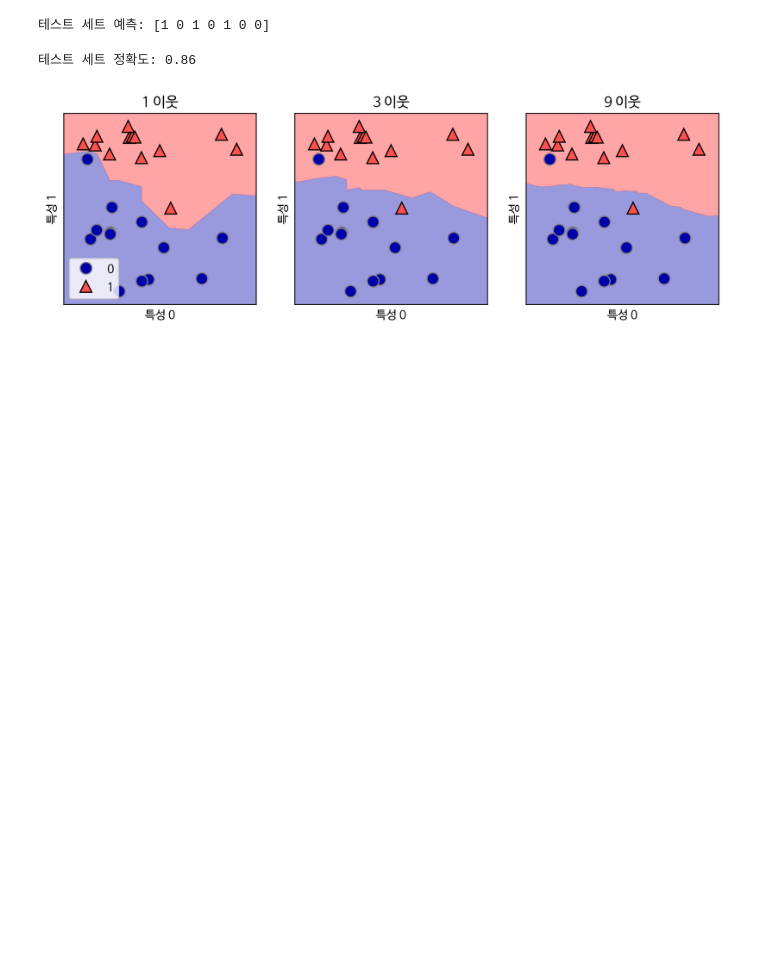
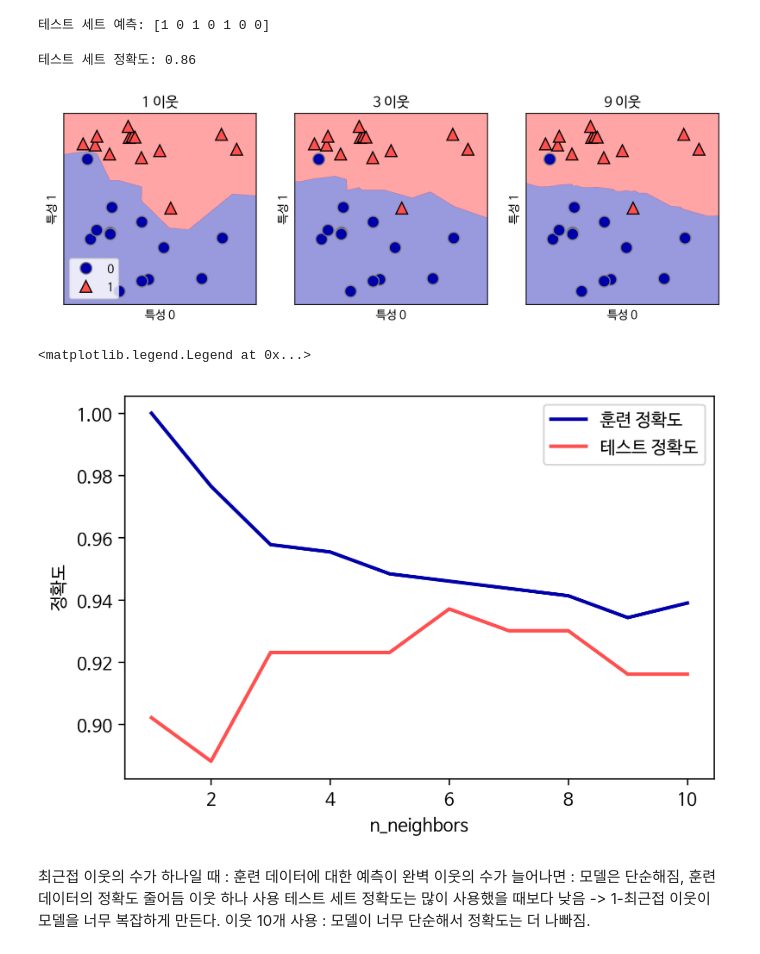
Before and after one commit to Donghoon759/Deep-learning, a Jupyter notebook: Chapter2.ipynb, the cells around one changed output. Saved outputs shown, nothing was run; the diff lists cells and outputs as text; code cells hidden in the pictures; blank space fills up the shorter version.

```diff
--- a/Chapter2.ipynb
+++ b/Chapter2.ipynb
@@ -211,3 +211,39 @@ for n_neighbors, ax in zip([1, 3, 9], axes):
     axes[0].legend(loc=3)
 # %% [output]
 [figure]
+# %%
+# 이웃의 수를 늘릴수록 결정 경계는 더 부드러워진다 -> 단순한 모델
+# 이웃 적게 사용 -> 모델의 복잡도 높아짐. 이웃 많이 사용 -> 복잡도 낮아짐.
+
+from sklearn.datasets import load_breast_cancer
+
+cancer = load_breast_cancer()
+X_train, X_test, y_train, y_test = train_test_split(
+    cancer.data, cancer.target, stratify=cancer.target, random_state=66)
+
+training_accuracy = []
+test_accuracy = []
+# 1에서 10까지 n_neighbors를 적용
+neighbors_settings = range(1,11)
+for n_neighbors in neighbors_settings:
+    # 모델 생성
+    clf = KNeighborsClassifier(n_neighbors=n_neighbors)
+    clf.fit(X_train, y_train)
+    # 훈련 세트 정확도 저장
+    training_accuracy.append(clf.score(X_train, y_train))
+    # 일반화 정확도 저장
+    test_accuracy.append(clf.score(X_test, y_test))
+
+plt.plot(neighbors_settings, training_accuracy, label="훈련 정확도")
+plt.plot(neighbors_settings, test_accuracy, label="테스트 정확도")
+plt.ylabel("정확도")
+plt.xlabel("n_neighbors")
+plt.legend()
+# %% [output]
+<matplotlib.legend.Legend at 0x...>
+[figure, added]
+# %% [markdown]
+최근접 이웃의 수가 하나일 때 : 훈련 데이터에 대한 예측이 완벽
+이웃의 수가 늘어나면 : 모델은 단순해짐, 훈련 데이터의 정확도 줄어듬
+이웃 하나 사용 테스트 세트 정확도는 많이 사용했을 때보다 낮음 -> 1-최근접 이웃이 모델을 너무 복잡하게 만든다.
+이웃 10개 사용 : 모델이 너무 단순해서 정확도는 더 나빠짐.
```
